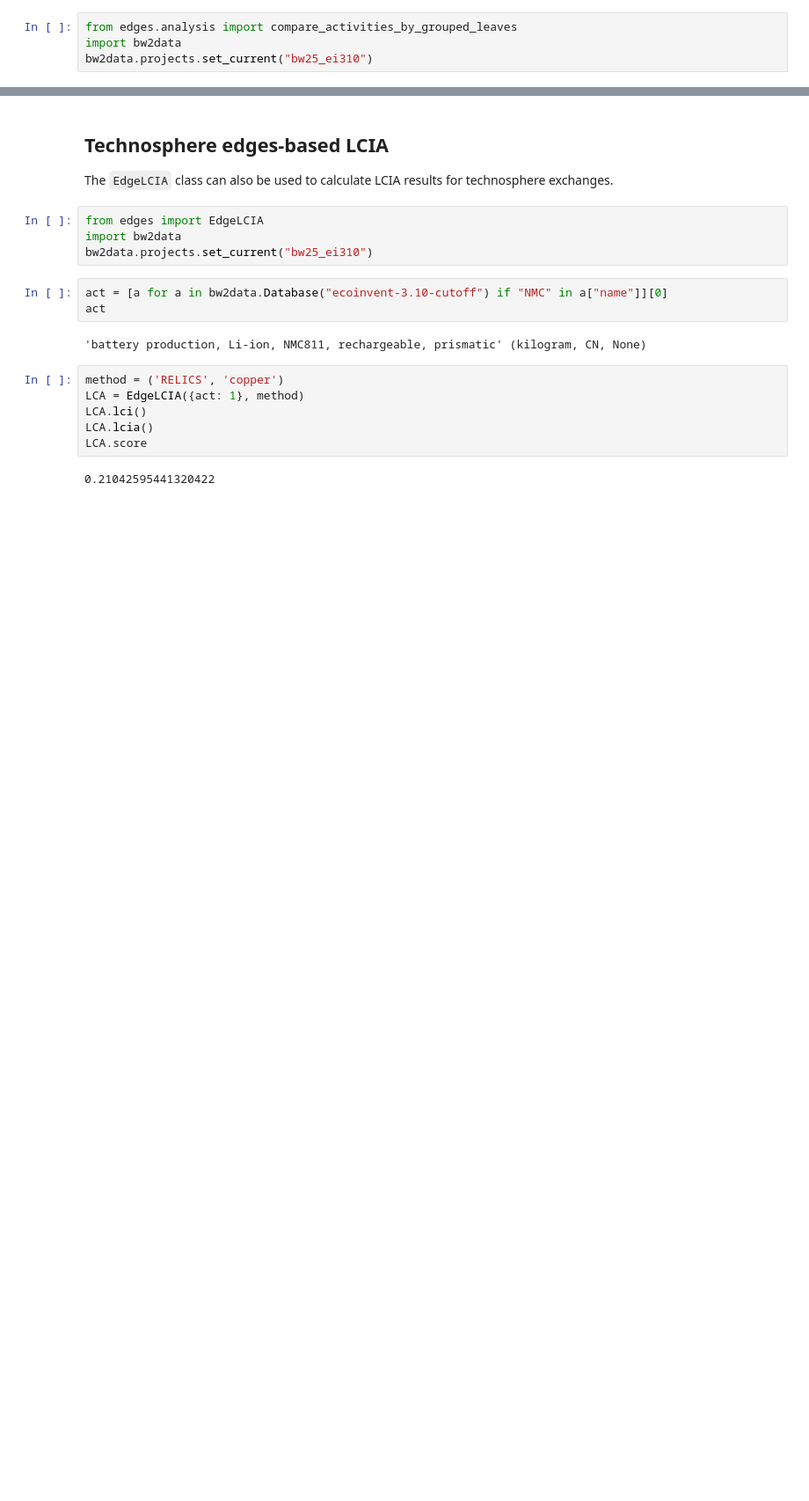
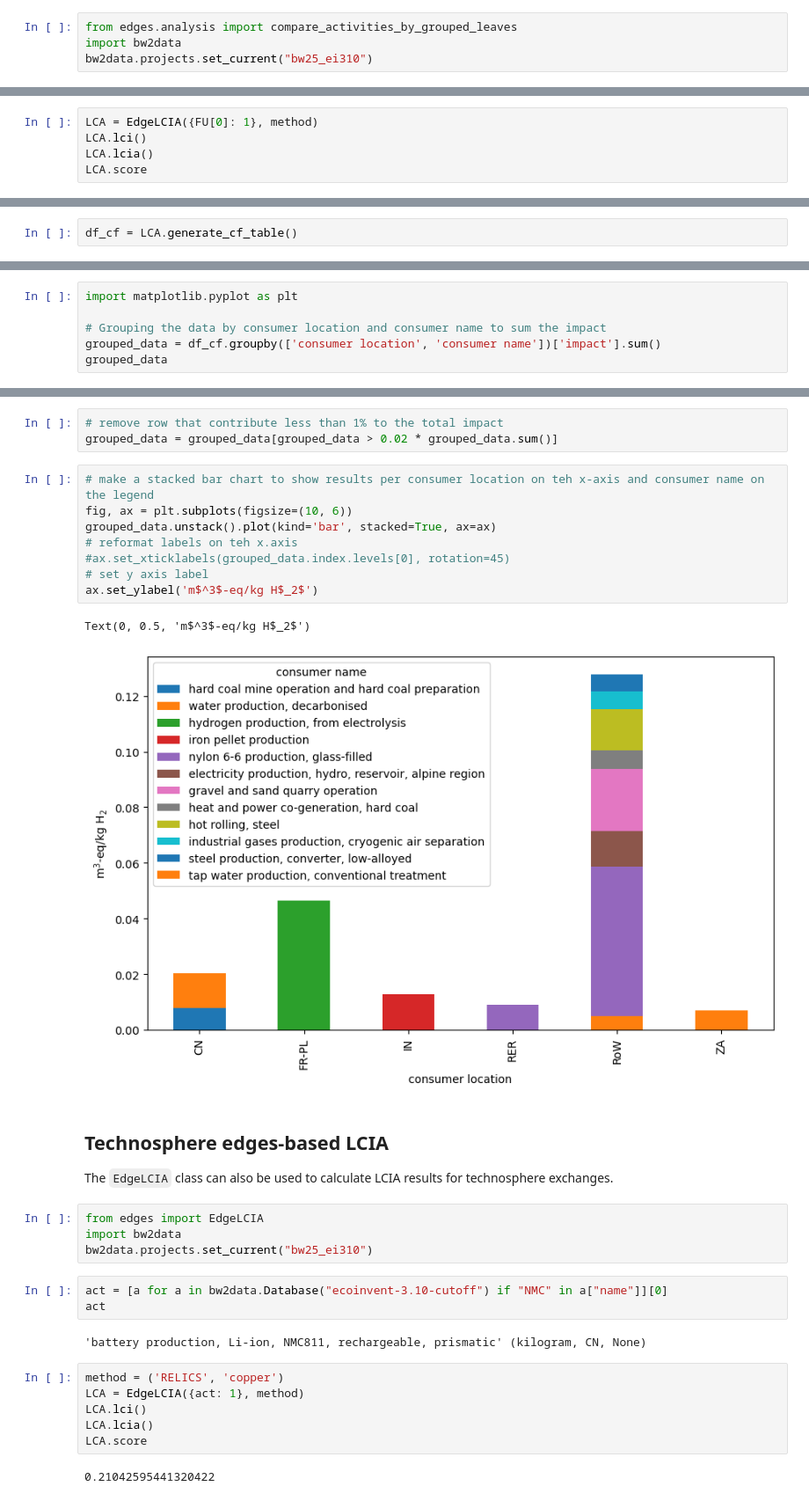
Before and after one commit to philoubet/edges, a Jupyter notebook: examples/examples.ipynb, the cells around one changed output, grey strips where cells are left out. Shown: that part at 88% size. Saved outputs shown, nothing was run; the diff lists cells and outputs as text; blank space fills up the shorter version.

```diff
--- a/examples/examples.ipynb
+++ b/examples/examples.ipynb
@@ -225,0 +323,5 @@ plt.show()
+# %%
+LCA = EdgeLCIA({FU[0]: 1}, method)
+LCA.lci()
+LCA.lcia()
+LCA.score
@@ -225,0 +331,2 @@ plt.show()
+# %%
+df_cf = LCA.generate_cf_table()
@@ -225,0 +353,6 @@ plt.show()
+# %%
+import matplotlib.pyplot as plt
+
+# Grouping the data by consumer location and consumer name to sum the impact
+grouped_data = df_cf.groupby(['consumer location', 'consumer name'])['impact'].sum()
+grouped_data
@@ -226,3 +373,17 @@ plt.show()
+# %%
+# remove row that contribute less than 1% to the total impact
+grouped_data = grouped_data[grouped_data > 0.02 * grouped_data.sum()]
+# %%
+# make a stacked bar chart to show results per consumer location on teh x-axis and consumer name on the legend
+fig, ax = plt.subplots(figsize=(10, 6))
+grouped_data.unstack().plot(kind='bar', stacked=True, ax=ax)
+# reformat labels on teh x.axis
+#ax.set_xticklabels(grouped_data.index.levels[0], rotation=45)
+# set y axis label
+ax.set_ylabel('m$^3$-eq/kg H$_2$')
+# %% [output]
+Text(0, 0.5, 'm$^3$-eq/kg H$_2$')
+[figure, added]
 # %% [markdown]
 ## Technosphere edges-based LCIA
 
```
Also changed, not shown: parts of 17 cells of this notebook, 1 other file.
